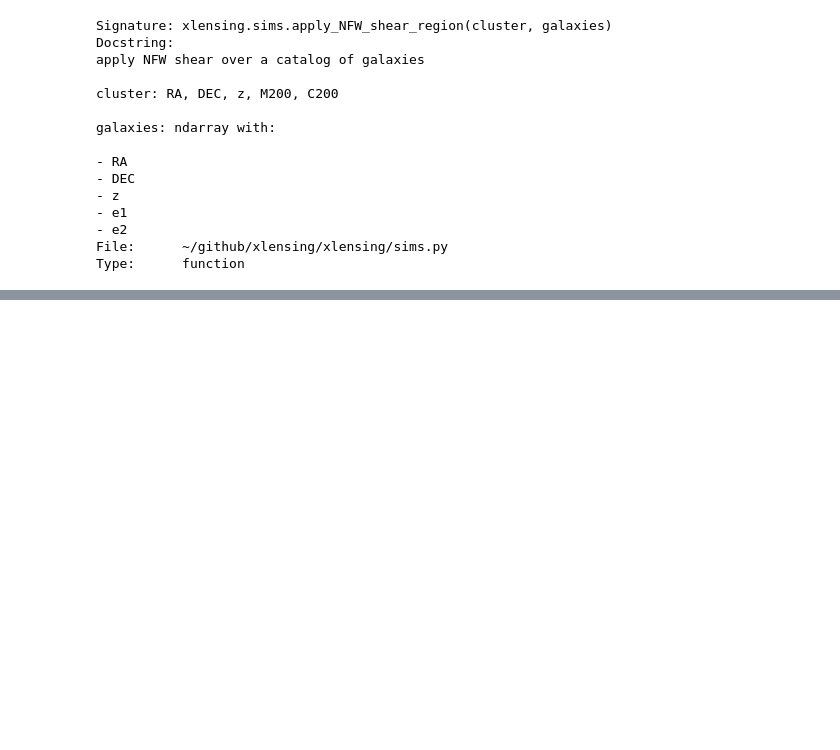
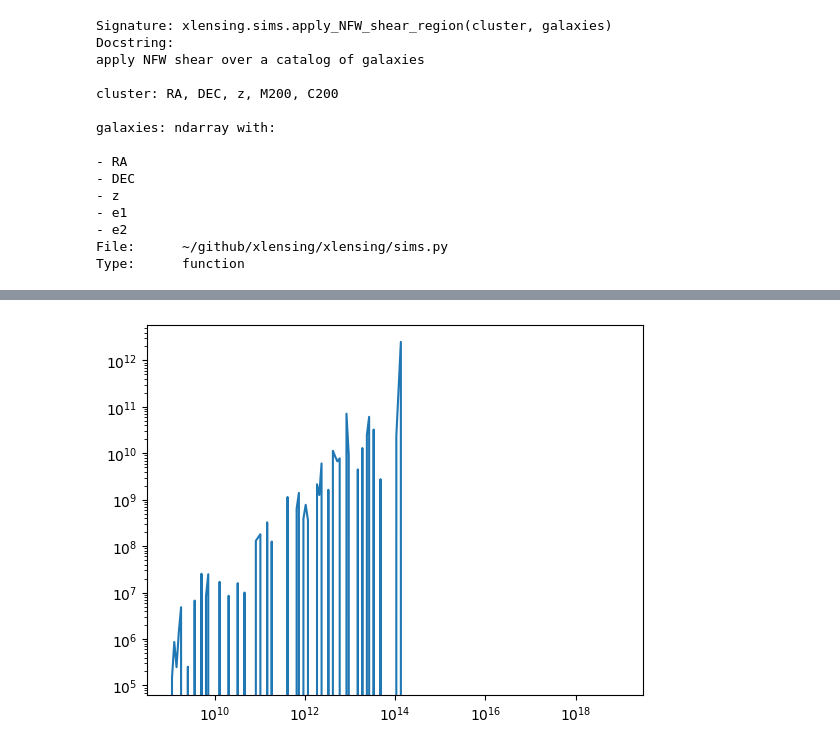
Before and after one commit to andrevitorelli/xlensing, a Jupyter notebook: notebooks/Xlensing_Sims.ipynb, the cells around one changed output, grey strips where cells are left out. Cells and saved outputs as stored; diff of their text form; code cells hidden in the pictures; blank space fills up the shorter version.

Commit message:
cluster mass functions

```diff
--- a/notebooks/Xlensing_Sims.ipynb
+++ b/notebooks/Xlensing_Sims.ipynb
@@ -358,8 +369,8 @@ def Tinker_f(z,sigma):
   log10alpha200 = - (0.75/np.log10(200./75.))**1.2
   alpha = np.power(10,log10alpha200)
   bz = b0*(1+z)**alpha
-  c = c0
-  f = A*((sigma/b)**-a + 1.)*np.exp(-c/sigma**2.)
+  cz = c0
+  f = Az*((sigma/bz)**-az + 1.)*np.exp(-cz/sigma**2.)
   return f
 
 def ln_inv_sigma(z,M):
@@ -369,16 +380,20 @@ def ln_inv_sigma(z,M):
   lninvsig = np.log(invsig)
   return lninvsig
 
+ln_inv_sigma = np.vectorize(ln_inv_sigma)
+
 def dlninvsigmadM(z,M):
-  deltaM =M/1e6
+  deltaM =1e-2
   func = lambda m: ln_inv_sigma(z,m)
-  derivative = func(M+deltaM) - func(M) /deltaM
+  derivative = (func(M+deltaM) - func(M)) /deltaM
   return derivative
 def Tinker_mass_function(z,M200):
   rhoMz = xlensing.cosmo.rhoM(z)
-  Rvir = xlensing.model.r_vir(z,M200)
+  R200 = xlensing.model.r_vir(z,M200)
   sigma2 = xlensing.model.sigma_squared(z,R200 )
   sigma = np.sqrt(sigma2)
-  dndM = Tinker_f(sigma) * rhoMz/M200 * dlninvsigmadM
+  dndM = Tinker_f(z,sigma) * rhoMz/M200 * dlninvsigmadM(z,M200)
 
   return dndM
+
+Tinker_mass_function = np.vectorize(Tinker_mass_function)
@@ -385,3 +422,11 @@ def Tinker_mass_function(z,M200):
+# %%
+X = masses
+Y = masses**2/xlensing.cosmo.rhoM(0.)*(Tinker_mass_function(0.,masses))
+plot(X,Y)
+xscale('log')
+yscale('log')
+# %% [output]
+[figure, added]
 # %%
 def logistic_selection(M200,m0,k):
   ls = 1./np.exp(-k*(M200-m0))
```
Also changed, not shown: parts of 8 cells of this notebook, 1 other file.
